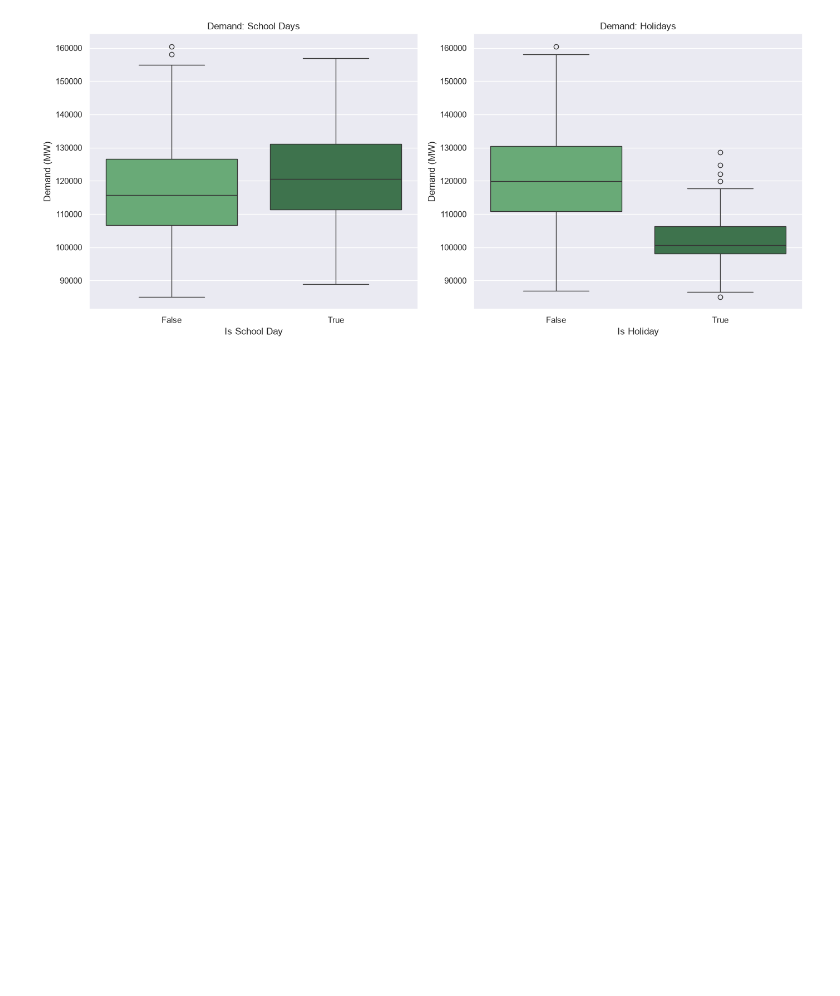
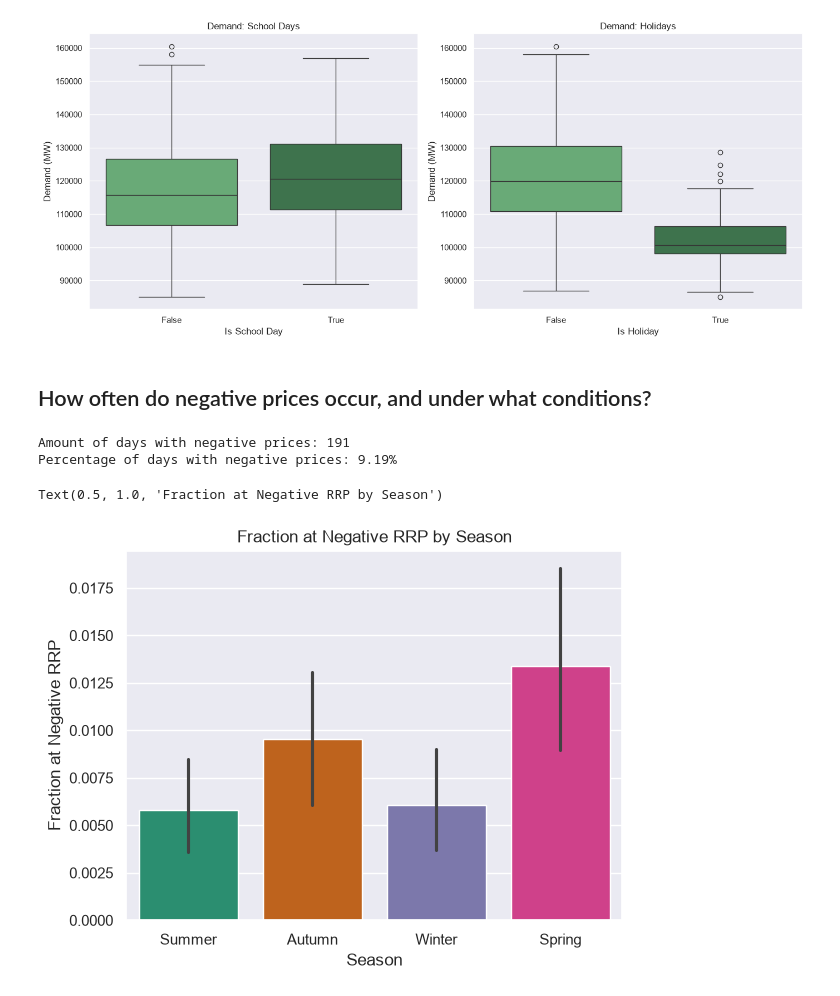
Before and after one commit to DimitarK13/electricity-price-and-demand, a Jupyter notebook: notebooks/03_exploratory_analysis.ipynb, the cells around one changed output. Cells and saved outputs as stored; diff of their text form; code cells hidden in the pictures; blank space fills up the shorter version.

Commit message:
investigate negative prices patterns

```diff
--- a/notebooks/03_exploratory_analysis.ipynb
+++ b/notebooks/03_exploratory_analysis.ipynb
@@ -115,3 +116,23 @@ plt.tight_layout()
 plt.show()
 # %% [output]
 [figure]
+# %% [markdown]
+## How often do negative prices occur, and under what conditions?
+# %%
+negative_prices_frequency_count = (df['frac_at_neg_rrp'] > 0).value_counts()[True]
+
+print(f'Amount of days with negative prices: {negative_prices_frequency_count}')
+print(f'Percentage of days with negative prices: {np.around(negative_prices_frequency_count / df['frac_at_neg_rrp'].count() * 100, 2)}%')
+# %% [output]
+Amount of days with negative prices: 191
+Percentage of days with negative prices: 9.19%
+# %%
+season_negative_prices = df.groupby('season')['frac_at_neg_rrp'].mean() * 100
+
+g = sns.barplot(data=df, x='season', y='frac_at_neg_rrp', hue='season', legend=False, palette='Dark2')
+g.set_xlabel('Season')
+g.set_ylabel('Fraction at Negative RRP')
+g.set_title('Fraction at Negative RRP by Season')
+# %% [output]
+Text(0.5, 1.0, 'Fraction at Negative RRP by Season')
+[figure, added]
```
Also changed, not shown: parts of 2 cells of this notebook.
